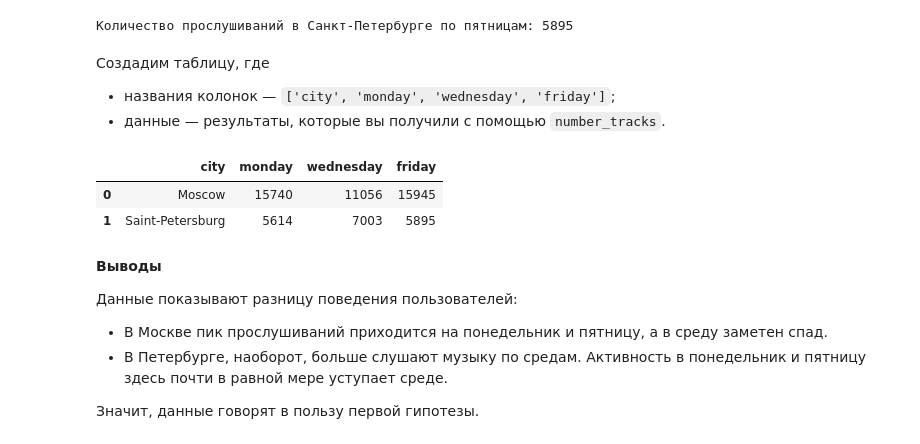
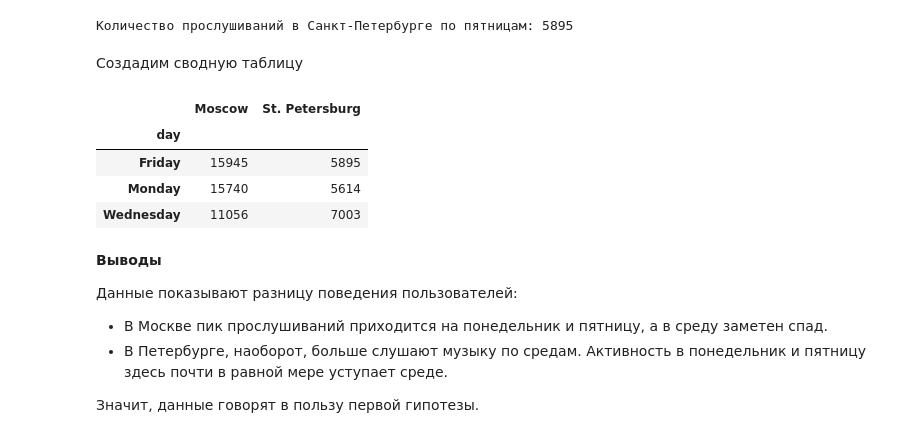
Before and after one commit to asolovov/asolovov_da_portfolio_ru, a Jupyter notebook: yandex_music/yandex_music_p.ipynb, the cells around one changed output. Cells and saved outputs as stored; diff of their text form; code cells hidden in the pictures.

```diff
--- a/yandex_music/yandex_music_p.ipynb
+++ b/yandex_music/yandex_music_p.ipynb
@@ -26,7 +26,7 @@
 # %%
 import pandas as pd
 # %%
-df = pd.read_csv('yandex_music_project.csv')
+df = pd.read_csv('translations/yandex_music_project.csv')
 df.head(10)
 # %% [output]
 |  | userID | Track | artist | genre | City | time | Day |
@@ -310,30 +310,18 @@ print('Количество прослушиваний в Москве по пя
 print('Количество прослушиваний в Санкт-Петербурге по пятницам:', number_tracks('Friday', 'Saint-Petersburg'))
 # %% [output]
 Количество прослушиваний в Санкт-Петербурге по пятницам: 5895
-# %% [markdown]
-Создадим таблицу, где
-* названия колонок — `['city', 'monday', 'wednesday', 'friday']`;
-* данные — результаты, которые вы получили с помощью `number_tracks`.
-# %%
-cities = ['Moscow', 'Saint-Petersburg']
-days = ['Monday', 'Wednesday', 'Friday']
-data = []
-columns = ['city', 'monday', 'wednesday', 'friday']
-
-#наполняем data данными
-for i in range(len(cities)):
-    data_row = []
-    data_row.append(cities[i])
-    for day in days:
-        data_row.append(number_tracks(day, cities[i]))
-    data.append(data_row)
-
-# Таблица с результатами
-pd.DataFrame(data = data, columns = columns)
-# %% [output]
-|  | city | monday | wednesday | friday |
-| 0 | Moscow | 15740 | 11056 | 15945 |
-| 1 | Saint-Petersburg | 5614 | 7003 | 5895 |
+# %% [markdown]
+Создадим сводную таблицу
+# %%
+day_city_count = pd.pivot_table(df, values='user_id', index='day', columns='city', aggfunc='count').sort_index()
+day_city_count.columns = ['Moscow', 'St. Petersburg']
+day_city_count
+# %% [output]
+|  | Moscow | St. Petersburg |
+| day |  |  |
+| Friday | 15945 | 5895 |
+| Monday | 15740 | 5614 |
+| Wednesday | 11056 | 7003 |
 # %% [markdown]
 **Выводы**
 
```
Also changed, not shown: parts of 4 cells of this notebook.
